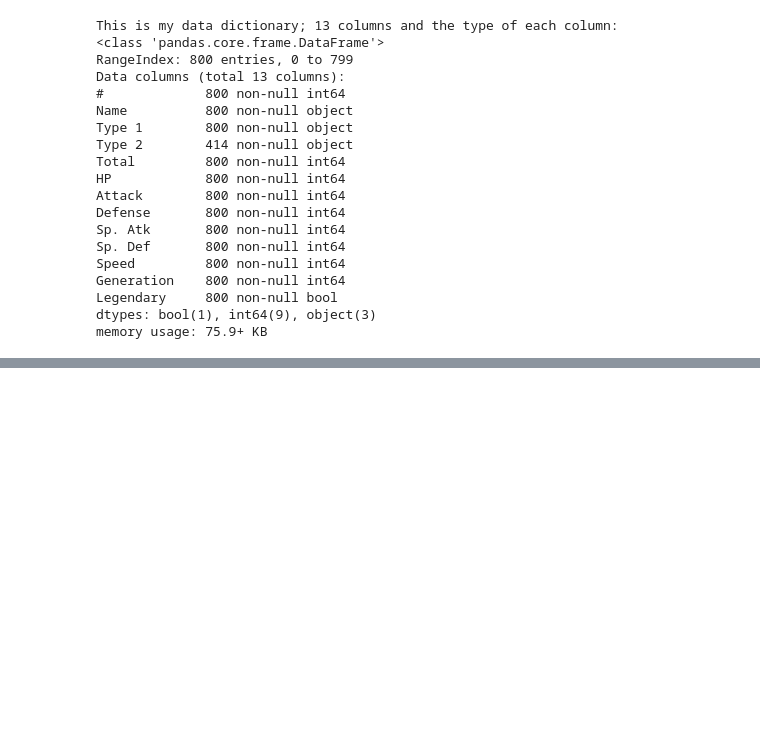
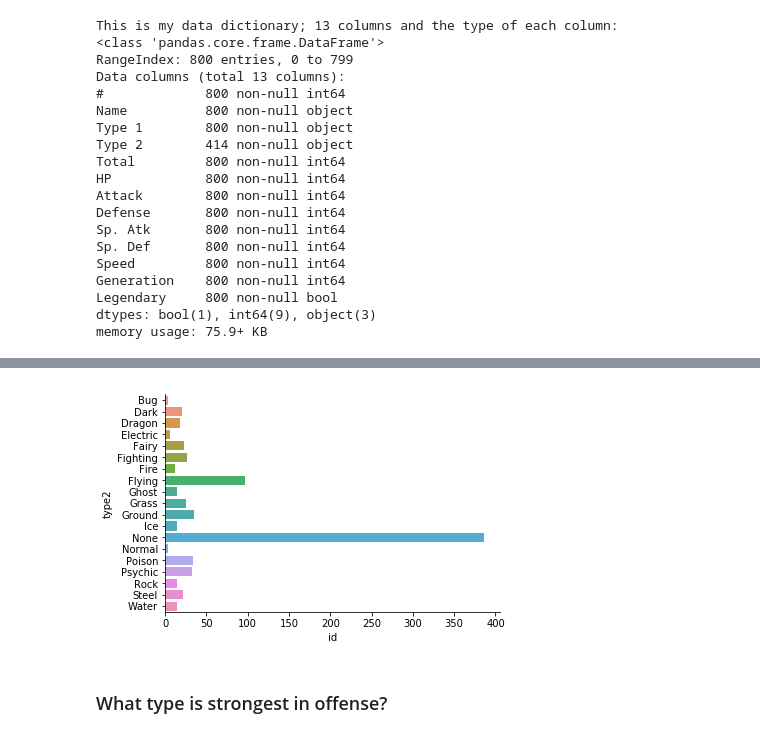
Before and after one commit to gajean/DAT-NYC-6.13-Assignments, a Jupyter notebook: assignment_one/EDA_project_I.ipynb, the cells around one changed output, grey strips where cells are left out. Saved outputs shown, nothing was run; the diff lists cells and outputs as text; code cells hidden in the pictures; blank space fills up the shorter version.

```diff
--- a/assignment_one/EDA_project_I.ipynb
+++ b/assignment_one/EDA_project_I.ipynb
@@ -81,0 +113,9 @@ array([[<matplotlib.axes._subplots.AxesSubplot object at 0x...>,
+# %%
+#What about by secondary type
+count_by_type2 = df.groupby('type2').count()
+sns.barplot(count_by_type2.id,count_by_type2.index)
+sns.despine()
+# %% [output]
+[figure, added]
+# %% [markdown]
+### What type is strongest in offense?
```
Also changed, not shown: parts of 24 cells of this notebook.
